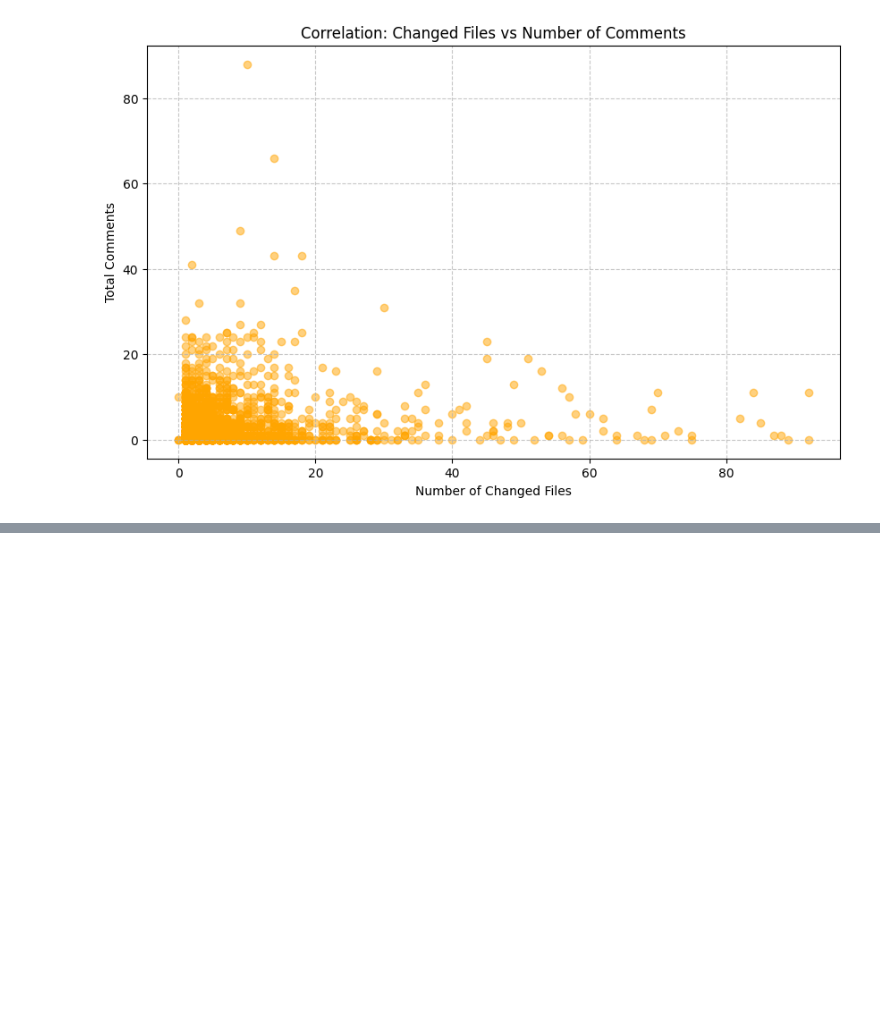
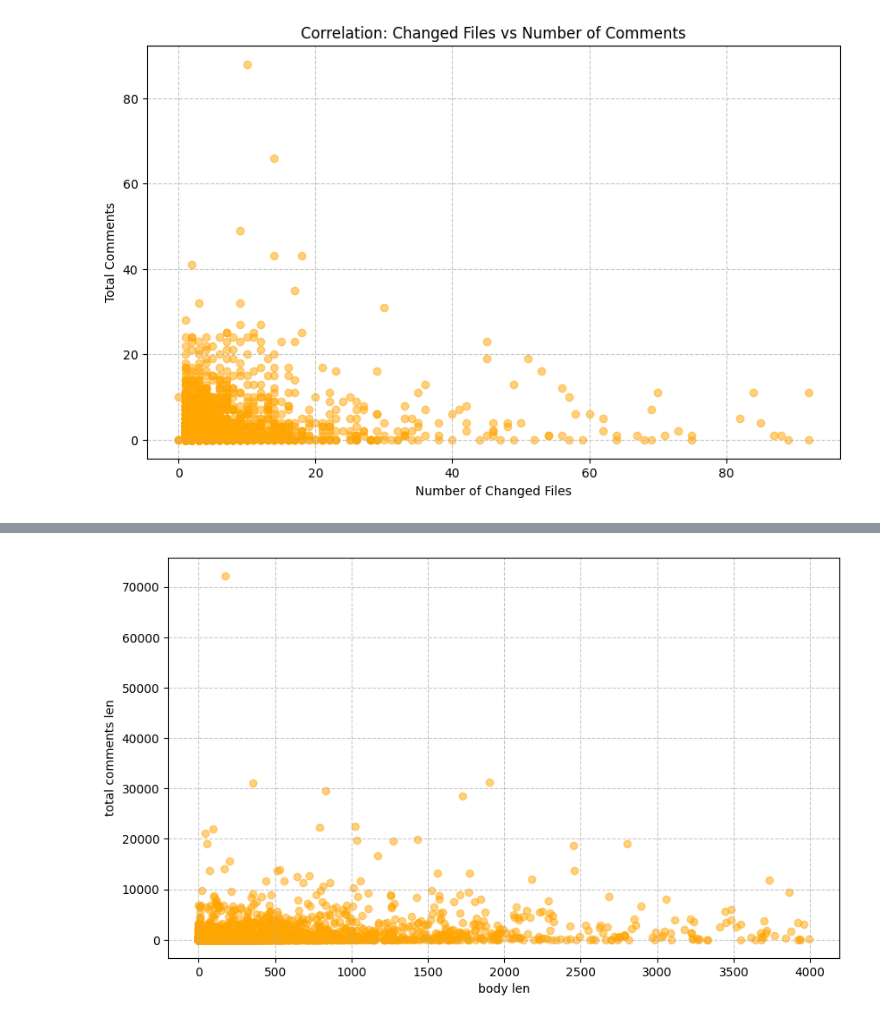
Before and after one commit to user3polarjet/masters_second_semester_software_engineering_methodology, a Jupyter notebook: lab1/main.ipynb, the cells around one changed output, grey strips where cells are left out. Cells and saved outputs as stored; diff of their text form; code cells hidden in the pictures; blank space fills up the shorter version.

```diff
--- a/lab1/main.ipynb
+++ b/lab1/main.ipynb
@@ -318,0 +152,18 @@ plt.show()
+# %%
+pr_body_lens: list[int] = []
+pr_comments_counts: list[int] = []
+
+for pr in ser_prs.prs:
+    body_len = len(pr.body)
+    if body_len < 4000:
+        pr_body_lens.append(body_len)
+        pr_comments_counts.append(sum(len(comment.body) for comment in pr.comments))
+
+plt.figure(figsize=(10, 6))
+plt.scatter(pr_body_lens, pr_comments_counts, alpha=0.5, color='orange')
+plt.xlabel('body len')
+plt.ylabel('total comments len')
+plt.grid(True, linestyle='--', alpha=0.7)
+plt.show()
+# %% [output]
+[figure, added]
```
Also changed, not shown: parts of 5 cells of this notebook, 4 other files.
